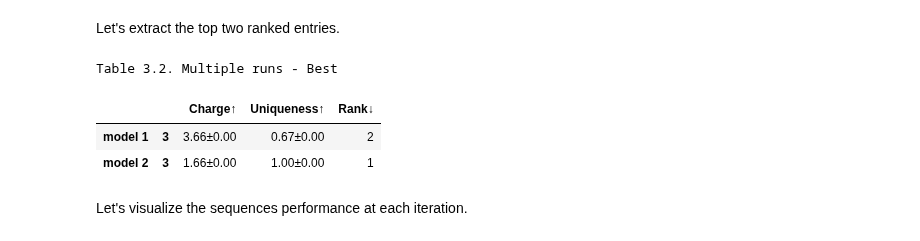
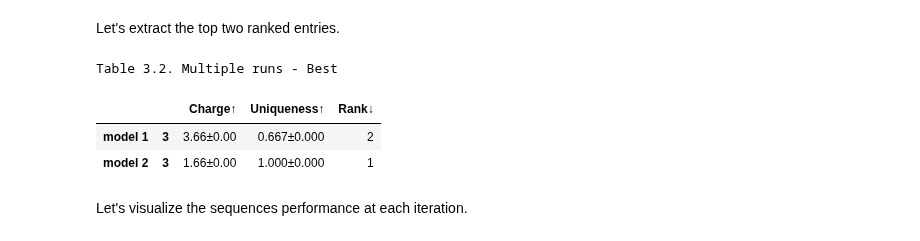
Before and after one commit to szczurek-lab/seqme, a Jupyter notebook: docs/tutorials/time_series.ipynb, the cells around one changed output. Cells and saved outputs as stored; diff of their text form; code cells hidden in the pictures.

```diff
--- a/docs/tutorials/time_series.ipynb
+++ b/docs/tutorials/time_series.ipynb
@@ -182,16 +182,16 @@ Let's extract the top two ranked entries.
 # %%
 sm.show(
     sm.top_k(df_combined, "Rank", 2),
     color="#6892d6",
     color_style="bar",
     caption="Table 3.2. Multiple runs - Best",
-    n_decimals=[2, 2, 0],
+    n_decimals=[2, 3, 0],
 )
 # %% [output]
 Table 3.2. Multiple runs - Best
 |  |  | Charge↑ | Uniqueness↑ | Rank↓ |
-| model 1 | 3 | 3.66±0.00 | 0.67±0.00 | 2 |
-| model 2 | 3 | 1.66±0.00 | 1.00±0.00 | 1 |
+| model 1 | 3 | 3.66±0.00 | 0.667±0.000 | 2 |
+| model 2 | 3 | 1.66±0.00 | 1.000±0.000 | 1 |
 # %% [markdown]
 Let's visualize the sequences performance at each iteration.
 # %%
```
Also changed, not shown: parts of 7 cells of this notebook, 10 other files.
